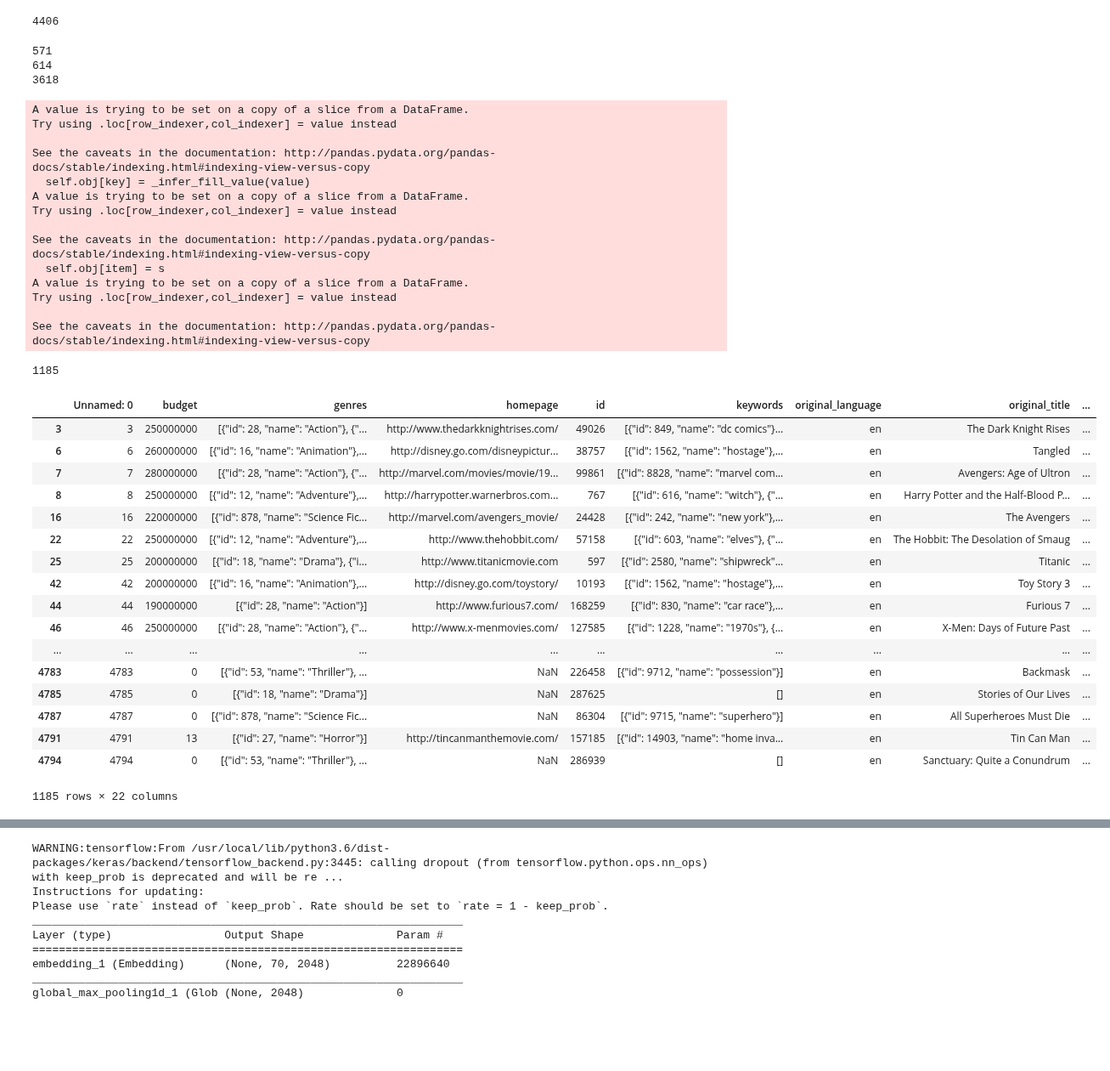
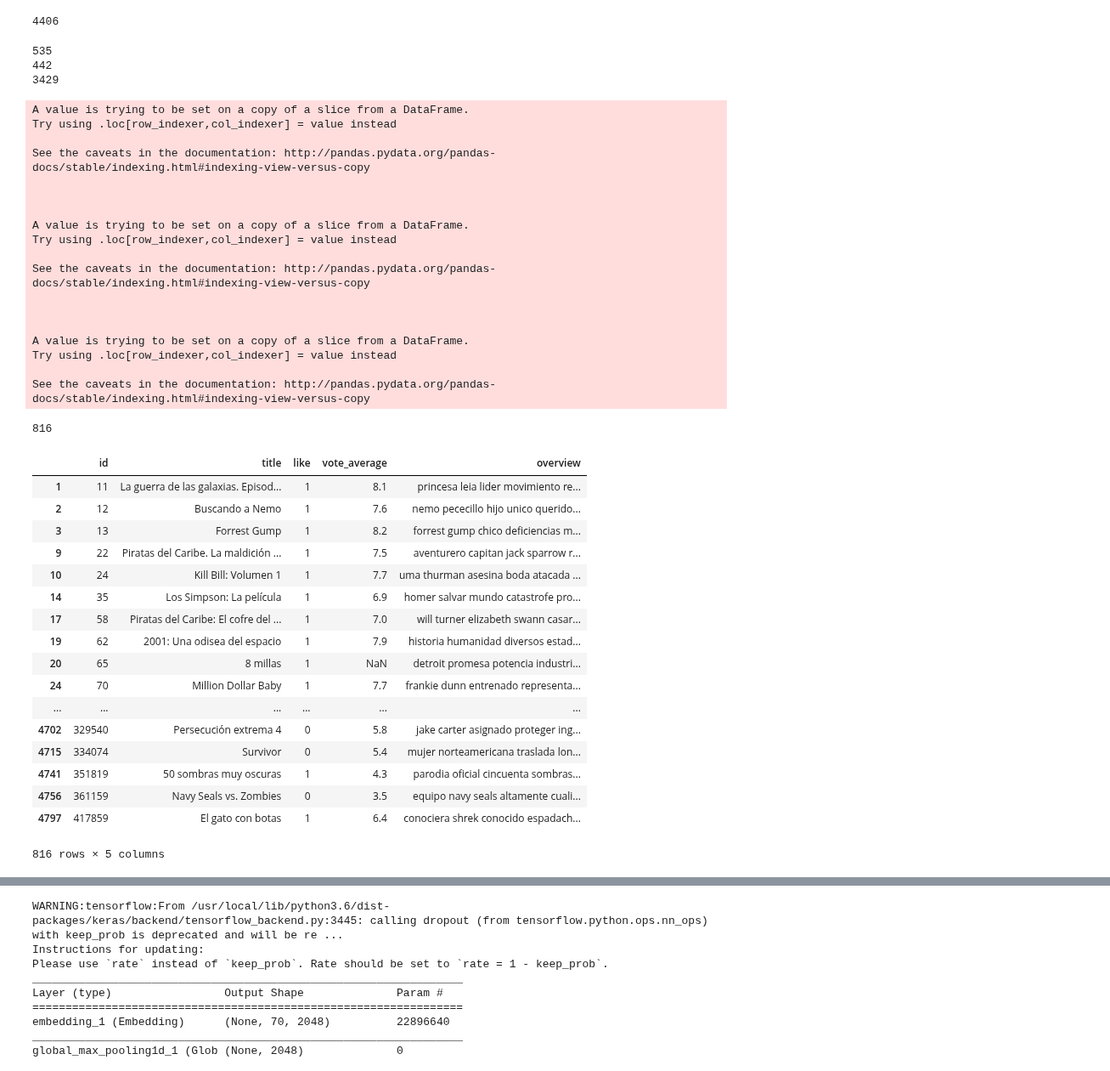
Before and after one commit to Jaimemorillo/ShouldIwatchThisMovie, a Jupyter notebook: nice_movie_model.ipynb, the cells around one changed output, grey strips where cells are left out. Shown at 85% size. Drawn from its saved outputs; the diff is of its cells as text; code cells hidden in the pictures; blank space fills up the shorter version.

```diff
--- a/nice_movie_model.ipynb
+++ b/nice_movie_model.ipynb
@@ -25,4 +26,10 @@ import plotly.offline as py
 import plotly.graph_objs as go
 py.init_notebook_mode(connected=True)
 # %%
-data = pd.read_csv("gdrive/My Drive/TFG/tmdb_spanish_overview.csv",sep='#',lineterminator='\n')
+dataover = pd.read_csv("gdrive/My Drive/TFG/tmdb_spanish_overview.csv",sep='#',lineterminator='\n')
+taste = pd.read_csv("gdrive/My Drive/TFG/tmdb_spanish_Jaime2.csv",sep=';', encoding='utf-8')
+# %%
+taste = taste[~taste['id'].str.contains('/')]
+taste['id'] = taste['id'].astype(int)
+# %%
+data = taste.merge(dataover[['id','overview']], left_on='id', right_on='id')
@@ -32,7 +60,7 @@ len(data)
 # %% [output]
 4406
 # %%
-up = 7.3
+""""up = 7.3
 under = 5
 
 like = data[data.vote_average >= up]
@@ -41,11 +69,11 @@ neutral = data.loc[(data['vote_average'] > under) & (data['vote_average'] < up )
 
 print(len(like))
 print(len(dislike))
-print(len(neutral))
+print(len(neutral))"""
 # %% [output]
-571
-614
-3618
+535
+442
+3429
 # %%
 like.loc[:,'like'] = 1
 neutral['like'] = neutral.vote_average.apply(lambda x: 0 if x < 5.9 else 1)
@@ -55,22 +83,30 @@ A value is trying to be set on a copy of a slice from a DataFrame.
 Try using .loc[row_indexer,col_indexer] = value instead
 
 See the caveats in the documentation: http://pandas.pydata.org/pandas-docs/stable/indexing.html#indexing-view-versus-copy
-  self.obj[key] = _infer_fill_value(value)
+
+
+
 A value is trying to be set on a copy of a slice from a DataFrame.
 Try using .loc[row_indexer,col_indexer] = value instead
 
 See the caveats in the documentation: http://pandas.pydata.org/pandas-docs/stable/indexing.html#indexing-view-versus-copy
-  self.obj[item] = s
+
+
+
 A value is trying to be set on a copy of a slice from a DataFrame.
 Try using .loc[row_indexer,col_indexer] = value instead
 
 See the caveats in the documentation: http://pandas.pydata.org/pandas-docs/stable/indexing.html#indexing-view-versus-copy
 # %%
 data = like.append(dislike)
+# %%
+data = data.dropna(subset=['like'])
+
+data['like'] = data['like'].astype(int)
 # %%
 len(data)
 # %% [output]
-1185
+816
 # %%
 import string
 
@@ -106,28 +142,25 @@ def delete_stop_words(x):
 # %%
 
 data['overview']=data['overview'].apply(lambda x: clean_overview(str(x)))
 data['overview']=data['overview'].apply(lambda x: delete_stop_words(x))
 
-neutral['overview']=neutral['overview'].apply(lambda x: clean_overview(str(x)))
-neutral['overview']=neutral['overview'].apply(lambda x: delete_stop_words(x))
-
 data
 # %% [output]
-|  | Unnamed: 0 | budget | genres | homepage | id | keywords | original_language | original_title | ... |
-| 3 | 3 | 250000000 | [{"id": 28, "name": "Action"}, {"... | http://www.thedarkknightrises.com/ | 49026 | [{"id": 849, "name": "dc comics"}... | en | The Dark Knight Rises | ... |
-| 6 | 6 | 260000000 | [{"id": 16, "name": "Animation"},... | http://disney.go.com/disneypictur... | 38757 | [{"id": 1562, "name": "hostage"},... | en | Tangled | ... |
-| 7 | 7 | 280000000 | [{"id": 28, "name": "Action"}, {"... | http://marvel.com/movies/movie/19... | 99861 | [{"id": 8828, "name": "marvel com... | en | Avengers: Age of Ultron | ... |
-| 8 | 8 | 250000000 | [{"id": 12, "name": "Adventure"},... | http://harrypotter.warnerbros.com... | 767 | [{"id": 616, "name": "witch"}, {"... | en | Harry Potter and the Half-Blood P... | ... |
-| 16 | 16 | 220000000 | [{"id": 878, "name": "Science Fic... | http://marvel.com/avengers_movie/ | 24428 | [{"id": 242, "name": "new york"},... | en | The Avengers | ... |
-| 22 | 22 | 250000000 | [{"id": 12, "name": "Adventure"},... | http://www.thehobbit.com/ | 57158 | [{"id": 603, "name": "elves"}, {"... | en | The Hobbit: The Desolation of Smaug | ... |
-| 25 | 25 | 200000000 | [{"id": 18, "name": "Drama"}, {"i... | http://www.titanicmovie.com | 597 | [{"id": 2580, "name": "shipwreck"... | en | Titanic | ... |
-| 42 | 42 | 200000000 | [{"id": 16, "name": "Animation"},... | http://disney.go.com/toystory/ | 10193 | [{"id": 1562, "name": "hostage"},... | en | Toy Story 3 | ... |
-| 44 | 44 | 190000000 | [{"id": 28, "name": "Action"}] | http://www.furious7.com/ | 168259 | [{"id": 830, "name": "car race"},... | en | Furious 7 | ... |
-| 46 | 46 | 250000000 | [{"id": 28, "name": "Action"}, {"... | http://www.x-menmovies.com/ | 127585 | [{"id": 1228, "name": "1970s"}, {... | en | X-Men: Days of Future Past | ... |
-| ... | ... | ... | ... | ... | ... | ... | ... | ... | ... |
-| 4783 | 4783 | 0 | [{"id": 53, "name": "Thriller"}, ... | NaN | 226458 | [{"id": 9712, "name": "possession"}] | en | Backmask | ... |
-| 4785 | 4785 | 0 | [{"id": 18, "name": "Drama"}] | NaN | 287625 | [] | en | Stories of Our Lives | ... |
-| 4787 | 4787 | 0 | [{"id": 878, "name": "Science Fic... | NaN | 86304 | [{"id": 9715, "name": "superhero"}] | en | All Superheroes Must Die | ... |
-| 4791 | 4791 | 13 | [{"id": 27, "name": "Horror"}] | http://tincanmanthemovie.com/ | 157185 | [{"id": 14903, "name": "home inva... | en | Tin Can Man | ... |
-| 4794 | 4794 | 0 | [{"id": 53, "name": "Thriller"}, ... | NaN | 286939 | [] | en | Sanctuary: Quite a Conundrum | ... |
+|  | id | title | like | vote_average | overview |
+| 1 | 11 | La guerra de las galaxias. Episod... | 1 | 8.1 | princesa leia lider movimiento re... |
+| 2 | 12 | Buscando a Nemo | 1 | 7.6 | nemo pececillo hijo unico querido... |
+| 3 | 13 | Forrest Gump | 1 | 8.2 | forrest gump chico deficiencias m... |
+| 9 | 22 | Piratas del Caribe. La maldición ... | 1 | 7.5 | aventurero capitan jack sparrow r... |
+| 10 | 24 | Kill Bill: Volumen 1 | 1 | 7.7 | uma thurman asesina boda atacada ... |
+| 14 | 35 | Los Simpson: La película | 1 | 6.9 | homer salvar mundo catastrofe pro... |
+| 17 | 58 | Piratas del Caribe: El cofre del ... | 1 | 7.0 | will turner elizabeth swann casar... |
+| 19 | 62 | 2001: Una odisea del espacio | 1 | 7.9 | historia humanidad diversos estad... |
+| 20 | 65 | 8 millas | 1 | NaN | detroit promesa potencia industri... |
+| 24 | 70 | Million Dollar Baby | 1 | 7.7 | frankie dunn entrenado representa... |
+| ... | ... | ... | ... | ... | ... |
+| 4702 | 329540 | Persecución extrema 4 | 0 | 5.8 | jake carter asignado proteger ing... |
+| 4715 | 334074 | Survivor | 0 | 5.4 | mujer norteamericana traslada lon... |
+| 4741 | 351819 | 50 sombras muy oscuras | 1 | 4.3 | parodia oficial cincuenta sombras... |
+| 4756 | 361159 | Navy Seals vs. Zombies | 0 | 3.5 | equipo navy seals altamente cuali... |
+| 4797 | 417859 | El gato con botas | 1 | 6.4 | conociera shrek conocido espadach... |
-1185 rows × 22 columns
+816 rows × 5 columns
```
Also changed, not shown: parts of 19 cells of this notebook.
